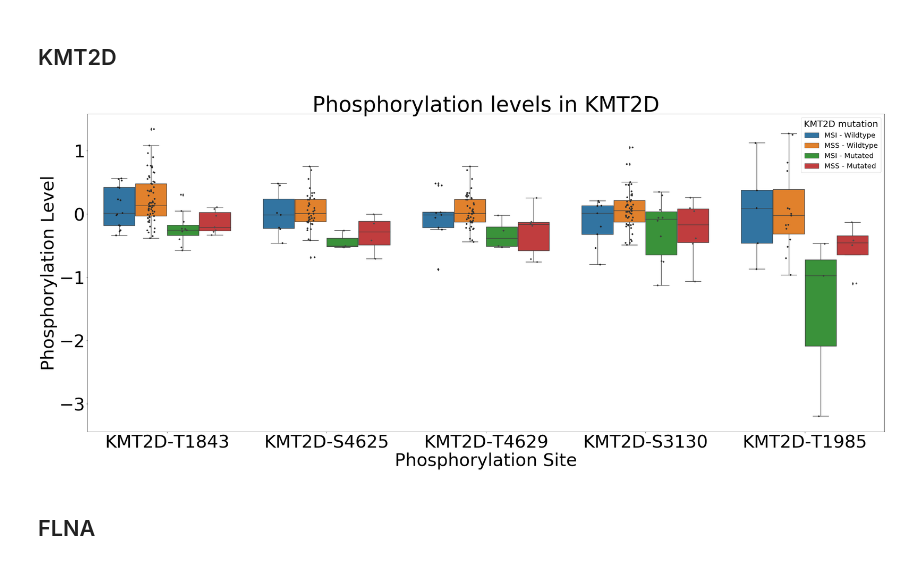
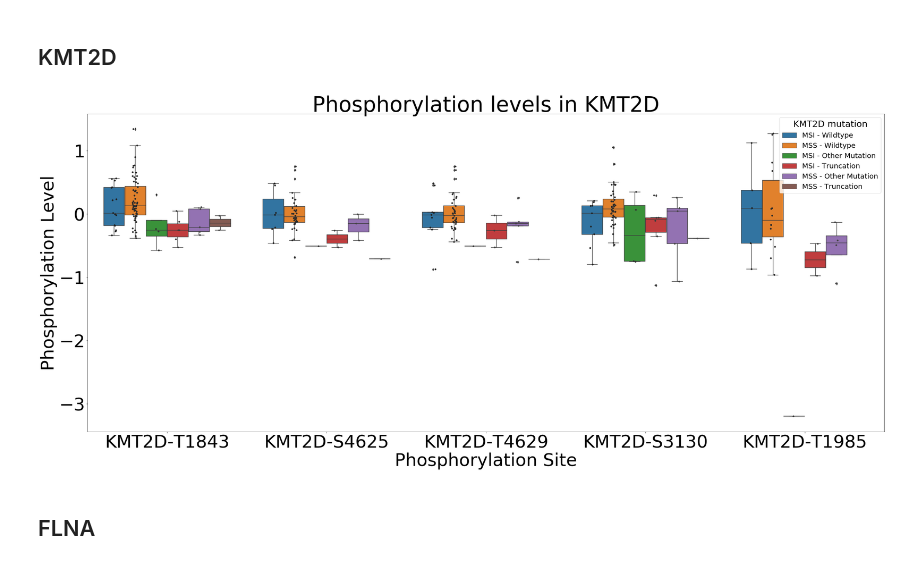
Before and after one commit to PayneLab/UCEC-clinical-stat-analysis, a Jupyter notebook: Protein_Notebooks/MSI/MSI_Phos_Truncation.ipynb, the cells around one changed output. Cells and saved outputs as stored; diff of their text form; code cells hidden in the pictures.

```diff
--- a/Protein_Notebooks/MSI/MSI_Phos_Truncation.ipynb
+++ b/Protein_Notebooks/MSI/MSI_Phos_Truncation.ipynb
@@ -172,0 +106,3 @@ S100    -0.767000     -1.36000        MSS
+# %%
+plotdf['MSI Status']= msi_status
+plotdf = plotdf[pd.notnull(plotdf['MSI Status'])]
@@ -283,25 +271,24 @@ for colName in genedf:
     if colName != "Mutation" and colName != "Patient_Type":
         siteList.append(colName)
 
+
 '''Do a t-test on each site, comparing mutated vs wildtype phosphorylation levels'''
 for site in siteList:
     phosdf = CPTAC.compare_mutations(phos, site, gene)
     phosdf = phosdf.loc[phosdf['Patient_Type'] == 'Tumor'].drop('Patient_Type', axis = 1).dropna()
-    #print(phosdf)
     mutateddf = phosdf.loc[phosdf['Mutation'] != 'Wildtype']
     wtdf = phosdf.loc[phosdf['Mutation'] == 'Wildtype']
     ttest = scipy.stats.ttest_ind(mutateddf[site], wtdf[site])
     p_val_dict[site] = ttest[1]
-
 
 '''Remove nan p-values'''
 for key in list(p_val_dict.keys()):
     if np.isnan(p_val_dict[key]):
         del p_val_dict[key]
 
-
 '''Sort the dictionary for most significant p-values'''
 sorted_dict = dict(sorted(p_val_dict.items(), key=lambda kv: kv[1]))
+
 
 '''Get the 5 most significant sites'''
 five_most_sig_sites = []
@@ -309,59 +296,64 @@ for key in sorted_dict.keys():
     five_most_sig_sites.append(key)
 five_most_sig_sites = five_most_sig_sites[:5]
 
+
 '''Make a dataframe showing phosphorylation levels at these 5 sites, comparing mutated vs wildtype, as well as MSI vs MSS'''
 plotdf = CPTAC.compare_mutations(phos, gene)
 plotdf = plotdf.loc[plotdf['Patient_Type'] == 'Tumor'][['Mutation']]
 for site in five_most_sig_sites:
     pdf = CPTAC.compare_mutations(phos, site, gene)[[site]]
-    #print(proteindf)
     plotdf = plotdf.join(pdf)
 
-'''Make all mutations read "mutation", to compare with wildtype'''
-plotdf = plotdf.replace({'Mutation': {'Frame_Shift_Del': 'Mutation',
-                                      'Frame_Shift_Ins': 'Mutation',
-                                      'Splice_Site' : 'Mutation',
-                                      'In_Frame_Del' : 'Mutation',
-                                      'Nonsense_Mutation': 'Mutation',
-                                      'Missense_Mutation': 'Mutation'
+
+'''Specify Truncation vs other mutations, wildtype'''
+plotdf = plotdf.replace({'Mutation': {'Frame_Shift_Del': 'Truncation',
+                                      'Frame_Shift_Ins': 'Truncation',
+                                      'Splice_Site' : 'Other Mutation',
+                                      'In_Frame_Del' : 'Other Mutation',
+                                      'In_Frame_Ins':'Other Mutation',
+                                      'Nonsense_Mutation': 'Truncation',
+                                      'Missense_Mutation': 'Other Mutation'
                                      }})
 
 plotdf['MSI Status']= msi_status
+plotdf = plotdf[pd.notnull(plotdf['MSI Status'])]
 
 
 for ind, row in plotdf.iterrows():
-    if row['Mutation'] == 'Mutation' and row['MSI Status'] == 'MSI-H':
-        plotdf.set_value(ind, 'Mutation', 'MSI - Mutated')
-    if row['Mutation'] == 'Mutation' and row['MSI Status'] == 'MSS':
-        plotdf.set_value(ind, 'Mutation', 'MSS - Mutated')
+    if row['Mutation'] == 'Other Mutation' and row['MSI Status'] == 'MSI-H':
+        plotdf.set_value(ind, 'Mutation', 'MSI - Other Mutation')
+    if row['Mutation'] == 'Other Mutation' and row['MSI Status'] == 'MSS':
+        plotdf.set_value(ind, 'Mutation', 'MSS - Other Mutation')
+    if row['Mutation'] == 'Truncation' and row['MSI Status'] == 'MSI-H':
+        plotdf.set_value(ind, 'Mutation', 'MSI - Truncation')
+    if row['Mutation'] == 'Truncation' and row['MSI Status'] == 'MSS':
+        plotdf.set_value(ind, 'Mutation', 'MSS - Truncation')
     if row['Mutation'] == 'Wildtype' and row['MSI Status'] == 'MSI-H':
         plotdf.set_value(ind, 'Mutation', 'MSI - Wildtype')
     if row['Mutation'] == 'Wildtype' and row['MSI Status'] == 'MSS':
         plotdf.set_value(ind, 'Mutation', 'MSS - Wildtype')
 
-plotdf = plotdf.drop('MSI Status', axis = 1)
-#print(plotdf)
+plotdf = plotdf.drop('MSI Status', axis =1)
 
 '''Reformat dataframe to plot'''
 plotdf = pd.melt(plotdf, id_vars=['Mutation'], var_name='Site', value_name='Phosphorylation')
 plotdf = plotdf.dropna(axis=0)
-#print(plotdf)
 
 '''plot data'''
 a4_dims = (40.4, 16.54)
 fig, ax = plt.subplots(figsize=a4_dims)
 boxplt = sns.boxplot(x='Site', y='Phosphorylation', hue='Mutation', data=plotdf)
 boxplt = sns.stripplot(data=plotdf, x='Site', y='Phosphorylation', hue='Mutation', dodge=True, jitter=True, color='.3')
 
 boxplt.set_xlabel('Phosphorylation Site', fontsize='50')
 boxplt.set_ylabel('Phosphorylation Level', fontsize='50')
 boxplt.tick_params(labelsize='50')
 boxplt.set_title('Phosphorylation levels in ' + gene, fontsize = '60')
 handles, labels = ax.get_legend_handles_labels()
-plt.legend(handles[0:4],labels[0:4],title=gene + ' mutation', fontsize='20')
+plt.legend(handles[0:6],labels[0:6],title=gene + ' mutation', fontsize='20')
 boxplt.get_legend().get_title().set_fontsize('25')
 # %% [output]
-[figure, old version]
+[figure, new version]
 # %% [markdown]
 ## FLNA
 # %%
```
Also changed, not shown: parts of 34 cells of this notebook, 3 other files.
